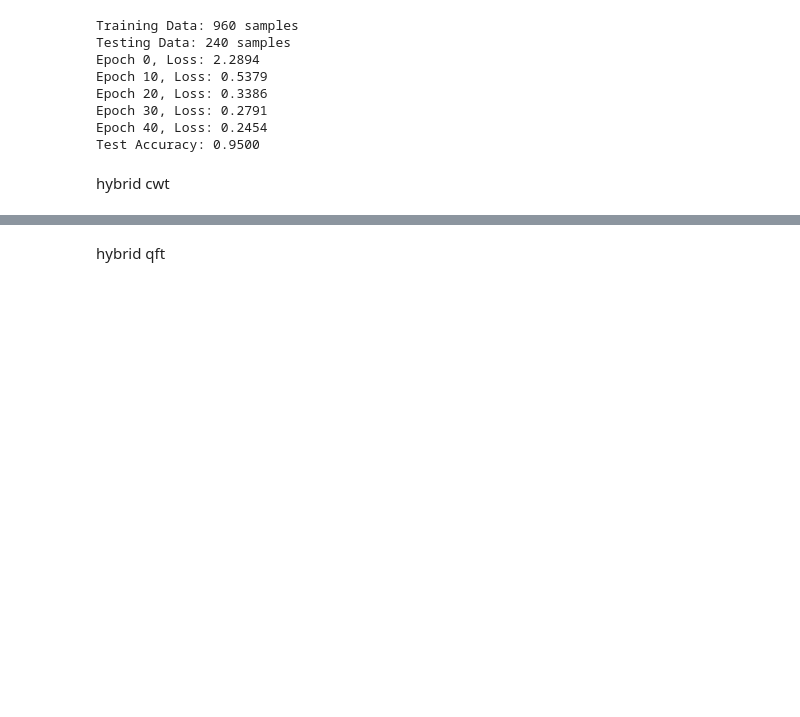
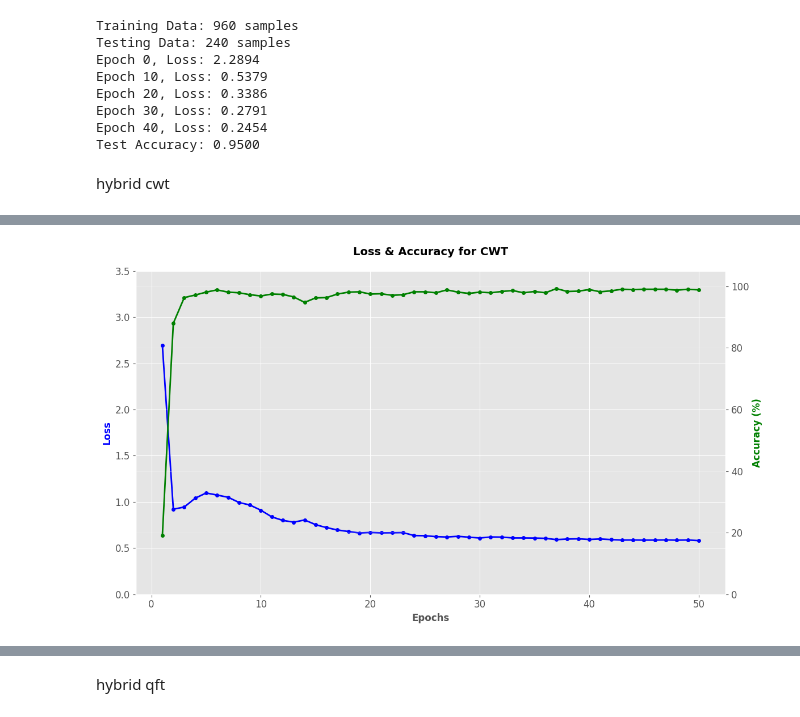
Before and after one commit to SumedhKudale/ML-Project, a Jupyter notebook: ML_DA2_Raman_Hybrid_revised.ipynb, the cells around one changed output, grey strips where cells are left out. Cells and saved outputs as stored; diff of their text form; code cells hidden in the pictures; blank space fills up the shorter version.

```diff
--- a/ML_DA2_Raman_Hybrid_revised.ipynb
+++ b/ML_DA2_Raman_Hybrid_revised.ipynb
@@ -1148,0 +1268,43 @@ Test Accuracy (ViT + DeiT + GCN): 97.93%
+# %%
+import matplotlib.pyplot as plt
+
+# Data from training logs
+epochs = list(range(1, 51))
+losses = [2.6945, 0.9209, 0.9442, 1.0402, 1.0962, 1.0739, 1.0503, 0.9938, 0.9660, 0.9096,
+0.8375, 0.7997, 0.7803, 0.8043, 0.7532, 0.7211, 0.6959, 0.6792, 0.6635, 0.6690,
+0.6646, 0.6658, 0.6676, 0.6355, 0.6338, 0.6237, 0.6197, 0.6274, 0.6179, 0.6089,
+0.6202, 0.6190, 0.6096, 0.6095, 0.6083, 0.6052, 0.5916, 0.5977, 0.6001, 0.5935,
+0.5985, 0.5919, 0.5868, 0.5875, 0.5862, 0.5865, 0.5882, 0.5857, 0.5875, 0.5809]
+
+accuracies = [19.08, 88.01, 96.35, 97.18, 98.12, 98.85, 98.12, 97.91, 97.29, 96.87,
+97.50, 97.39, 96.56, 94.79, 96.25, 96.35, 97.50, 98.12, 98.23, 97.50,
+97.60, 97.08, 97.29, 98.23, 98.23, 97.91, 98.85, 98.12, 97.71, 98.12,
+97.91, 98.33, 98.64, 97.91, 98.33, 97.91, 99.27, 98.33, 98.44, 98.96,
+98.23, 98.54, 99.06, 98.96, 99.06, 99.06, 99.06, 98.75, 99.06, 98.85]
+
+
+plt.figure(figsize=(12, 7))
+# Added marker='o' and linestyle='-'
+plt.plot(epochs, losses, 'b-o', label='Training Loss', linewidth=2, markersize=4)
+plt.xlabel('Epochs', fontsize=12, fontweight='bold')
+plt.ylabel('Loss', color='b', fontsize=12, fontweight='bold')
+plt.ylim(0, 3.5)
+
+ax2 = plt.gca().twinx()
+# Added marker='o' and linestyle='-'
+ax2.plot(epochs, accuracies, 'g-o', label='Training Accuracy', linewidth=2, markersize=4)
+ax2.set_ylabel('Accuracy (%)', color='g', fontsize=12, fontweight='bold')
+ax2.set_ylim(0, 105)
+
+plt.title('Loss & Accuracy for CWT', fontsize=14, fontweight='bold', pad=20)
+plt.grid(True, alpha=0.3)
+
+# Get handles from both axes and combine them
+lines, labels = plt.gca().get_legend_handles_labels()
+lines2, labels2 = ax2.get_legend_handles_labels()
+
+plt.tight_layout()
+plt.savefig('training_loss_accuracy_cwt.png', dpi=300, bbox_inches='tight')
+plt.show()
+# %% [output]
+[figure, added]
```
Also changed, not shown: parts of 14 cells of this notebook, 1 other file.
